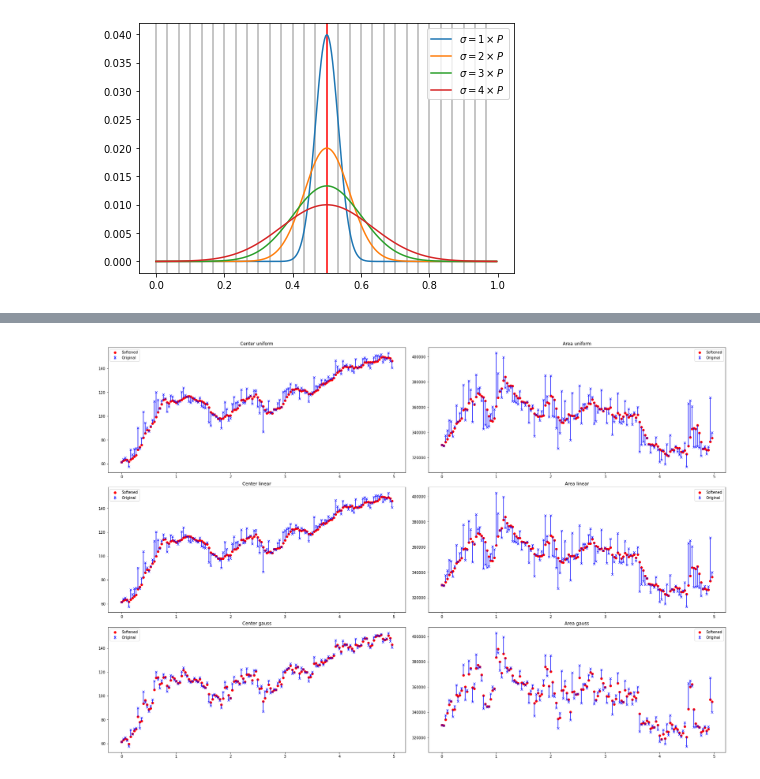
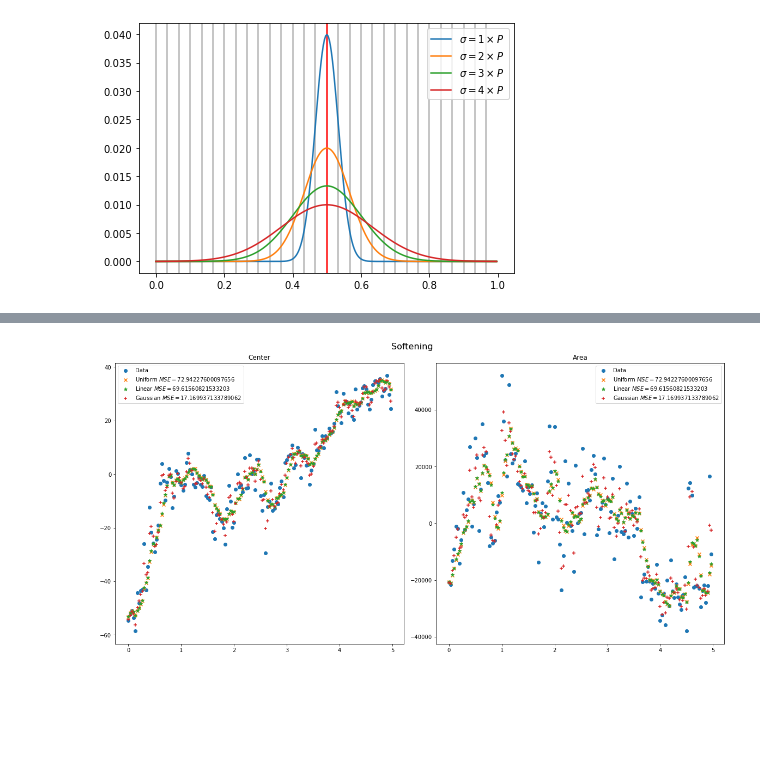
Before and after one commit to segonzal/chiletv, a Jupyter notebook: analysis/finding_a_detection_strategy.ipynb, the cells around one changed output, grey strips where cells are left out. Cells and saved outputs as stored; diff of their text form; code cells hidden in the pictures; blank space fills up the shorter version.

Commit message:
Add all graphs

```diff
--- a/analysis/finding_a_detection_strategy.ipynb
+++ b/analysis/finding_a_detection_strategy.ipynb
@@ -223,55 +257,48 @@ We show its effects on distance and area
 # %%
-def soften(x, y, win_size, fn):
-    soft_y = []
-    for c in range(len(x)):
-        istart = max(c - win_size, 0)
-        iend = c + 1
-        # iend = min(c + win_size, len(x)-1)
-        weights = fn(x[istart:iend])
-        weights = weights / np.sum(weights)
-        soft_y.append(np.average(y[istart:iend], weights=weights, axis=0))
-    return np.float32(soft_y)
+NROWS, NCOLS = 1, 2
+EXAMPLE_IDX = 1
 
-test_cases = {
-    'uniform': lambda x: np.ones_like(x),
-    'linear': lambda x: 1.0 / (np.abs(x - x[-1]) + 1.0),
-    'gauss': lambda x: gaussian(x, x[-1], DATA_PERIOD),
-}
+def get_center_area(bbox):
+    cter = np.sqrt(np.sum((0.5 * np.sum(bbox, axis=1))**2, axis=-1))
+    area = (bbox[:, 1, 0] - bbox[:, 0, 0]) * (bbox[:, 1, 1] - bbox[:, 0, 1])
+    cter = cter - np.mean(cter)
+    area = area - np.mean(area)
+    return cter, area
 
-k = 1
+def get_error(ldiff):
+    udiff = -ldiff
+    ldiff[ldiff < 0] = 0
+    udiff[udiff < 0] = 0
+    return (ldiff, udiff)
 
-true_time = test_time[k]
-true_bbox = test_bbox[k]
-cter = np.sqrt(np.sum((0.5 * np.sum(true_bbox, axis=1))**2, axis=-1))
-area = (true_bbox[:, 1, 0] - true_bbox[:, 0, 0]) * (true_bbox[:, 1, 1] - true_bbox[:, 0, 1])
+true_time = test_time[EXAMPLE_IDX]
+true_bbox = test_bbox[EXAMPLE_IDX]
 
-soft_fig, axs = plt.subplots(nrows=3, ncols=2, figsize=(24, 16), constrained_layout=True, squeeze=False)
-for i, (label, op) in enumerate(test_cases.items()):
-    cter_ax = axs[i, 0]
-    area_ax = axs[i, 1]
+fig, axs = plt.subplots(nrows=NROWS, ncols=NCOLS, figsize=(8*NCOLS, 8*NROWS),
+                        constrained_layout=True, squeeze=False)
+cter_ax = axs[0, 0]
+area_ax = axs[0, 1]
 
+true_cter, true_area = get_center_area(true_bbox)
+cter_ax.scatter(true_time, true_cter, marker='o', label='Data')
+area_ax.scatter(true_time, true_area, marker='o', label='Data')
+
+# Plot softened data with the displacement from True with an error bar
+for (label, op), m in zip(test_cases.items(), 'x*+'):
     soft_bbox = soften(true_time, true_bbox, 5, op)
-    soft_cter = np.sqrt(np.sum((0.5 * np.sum(soft_bbox, axis=1))**2, axis=-1))
-    soft_area = (soft_bbox[:, 1, 0] - soft_bbox[:, 0, 0]) * (soft_bbox[:, 1, 1] - soft_bbox[:, 0, 1])
+    soft_cter, soft_area = get_center_area(soft_bbox)
 
-    lcter = cter - soft_cter
-    ucter = -lcter
-    lcter[lcter < 0] = 0
-    ucter[ucter < 0] = 0
+    mse_err = mse(test_bbox[EXAMPLE_IDX], softened_bbox[label][EXAMPLE_IDX])
+    print(label, mse_err)
 
-    larea = area - soft_area
-    uarea = -larea
-    larea[larea < 0] = 0
-    uarea[uarea < 0] = 0
+    cter_ax.scatter(true_time, soft_cter, marker=m, label=label + f' $MSE={mse_err}$')
+    area_ax.scatter(true_time, soft_area, marker=m, label=label + f' $MSE={mse_err}$')
 
-    # Plot softened data with the displacement from True with an error bar
-    cter_ax.errorbar(true_time, cter, yerr=(lcter, ucter), linestyle='None', color='b', marker='x', label='Original')
-    area_ax.errorbar(true_time, area, yerr=(larea, uarea), linestyle='None', color='b', marker='x', label='Original')
-    cter_ax.scatter(true_time, soft_cter, color='red', label='Softened')
-    area_ax.scatter(true_time, soft_area, color='red', label='Softened')
+cter_ax.set_title('Center')
+cter_ax.legend()
+area_ax.set_title('Area')
+area_ax.legend()
 
-    cter_ax.set_title('Center ' + label)
-    cter_ax.legend()
-    area_ax.set_title('Area ' + label)
-    area_ax.legend()
+fig.suptitle('Softening', fontsize=16)
+plt.show()
 # %% [output]
@@ -278 +308 @@ for i, (label, op) in enumerate(test_cases.items()):
-[figure, old version]
+[figure, new version]
```
Also changed, not shown: parts of 10 cells of this notebook.
